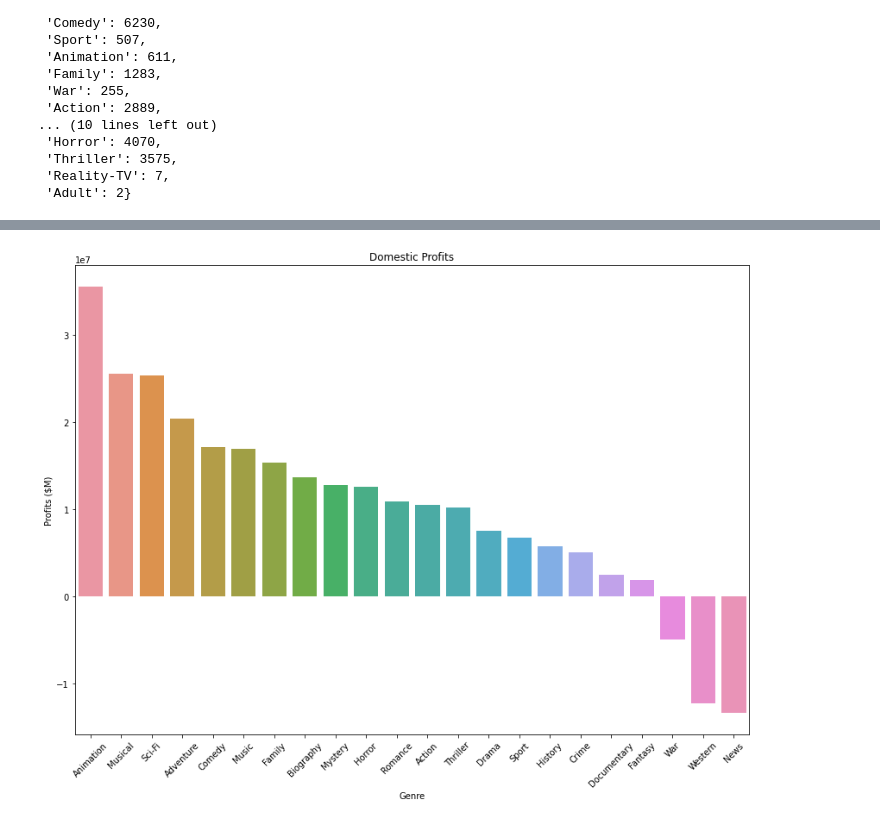
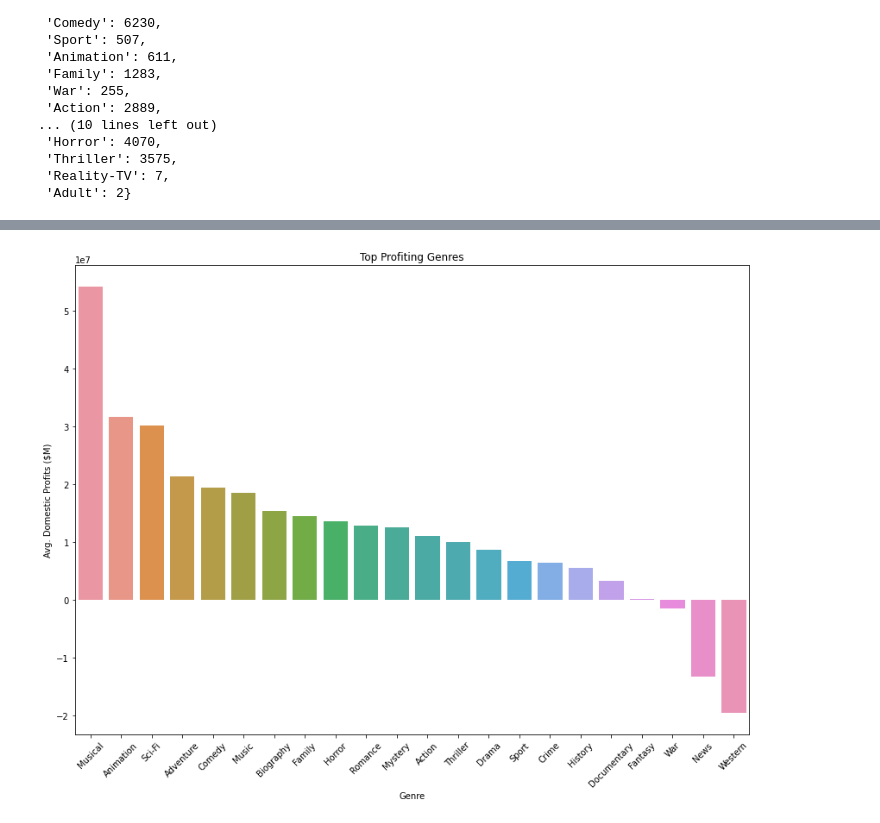
Before and after one commit to mastergrumpus/movie_analysis, a Jupyter notebook: movie_analysis.ipynb, the cells around one changed output, grey strips where cells are left out. Saved outputs shown, nothing was run; the diff lists cells and outputs as text; code cells hidden in the pictures.

Commit message:
Finished EDA and preliminary visualizations.

```diff
--- a/movie_analysis.ipynb
+++ b/movie_analysis.ipynb
@@ -248,0 +303,6 @@ df['movie_genres'] = df['movie_genres'].map(lambda x: x.split(','))
+# %%
+df = pd.merge(df, df_writer_director, how = 'left')
+# %%
+df.dropna(subset=['writer'], inplace = True)
+df.reset_index(drop = True, inplace = True)
+df.head(20)
@@ -249,3 +327,5 @@ df['movie_genres'] = df['movie_genres'].map(lambda x: x.split(','))
 # %%
-df.head()
+df['foreign_profit'] = df['foreign_profit'].astype(np.int64)
+df['release_date'] = pd.to_datetime(df['release_date'])
+df.info()
 # %% [output]
@@ -386,0 +426,16 @@ plt.xticks(rotation=45);
+# %%
+#Explode the list of genres in the movie_genres column so they can be grouped
+df_genre_exploded = df.explode('movie_genres')
+
+#Group by genre and return the mean profits, ratings, and number of ratings
+df_genre = df_genre_exploded.groupby('movie_genres').mean().apply(lambda s: s.apply('{0:.2f}'.format))
+df_genre.drop('Unknown', axis = 'rows', inplace = True)
+df_genre.reset_index(inplace = True)
+
+#Convert numerical values back into floats
+df_genre['worldwide_profit'] = df_genre['worldwide_profit'].astype(float)
+df_genre['domestic_profit'] = df_genre['domestic_profit'].astype(float)
+df_genre['foreign_profit'] = df_genre['foreign_profit'].astype(float)
+df_genre['average_rating'] = df_genre['average_rating'].astype(float)
+df_genre['num_votes'] = df_genre['num_votes'].astype(float)
+df_genre.info()
@@ -387,12 +527,12 @@ plt.xticks(rotation=45);
 # %%
 df_genre.sort_values(by = 'domestic_profit', ascending = False, inplace = True)
 
 fig, ax = plt.subplots(figsize = (14,10))
 sns.barplot(x = 'movie_genres', y = 'domestic_profit', data = df_genre)
-ax.set_title('Domestic Profits')
+ax.set_title('Top Profiting Genres')
 
 ax.set_xlabel('Genre')
-ax.set_ylabel('Profits ($M)')
+ax.set_ylabel('Avg. Domestic Profits ($M)')
 plt.xticks(rotation=45);
 # %% [output]
-[figure, old version]
+[figure, new version]
```
Also changed, not shown: parts of 28 cells of this notebook.
